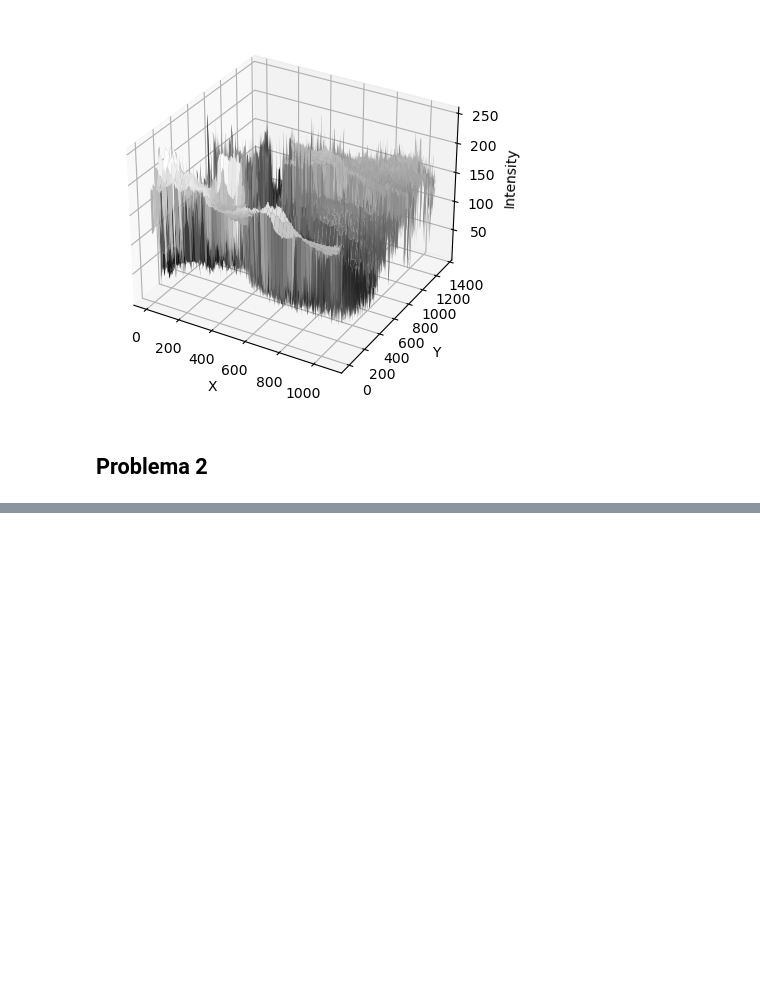
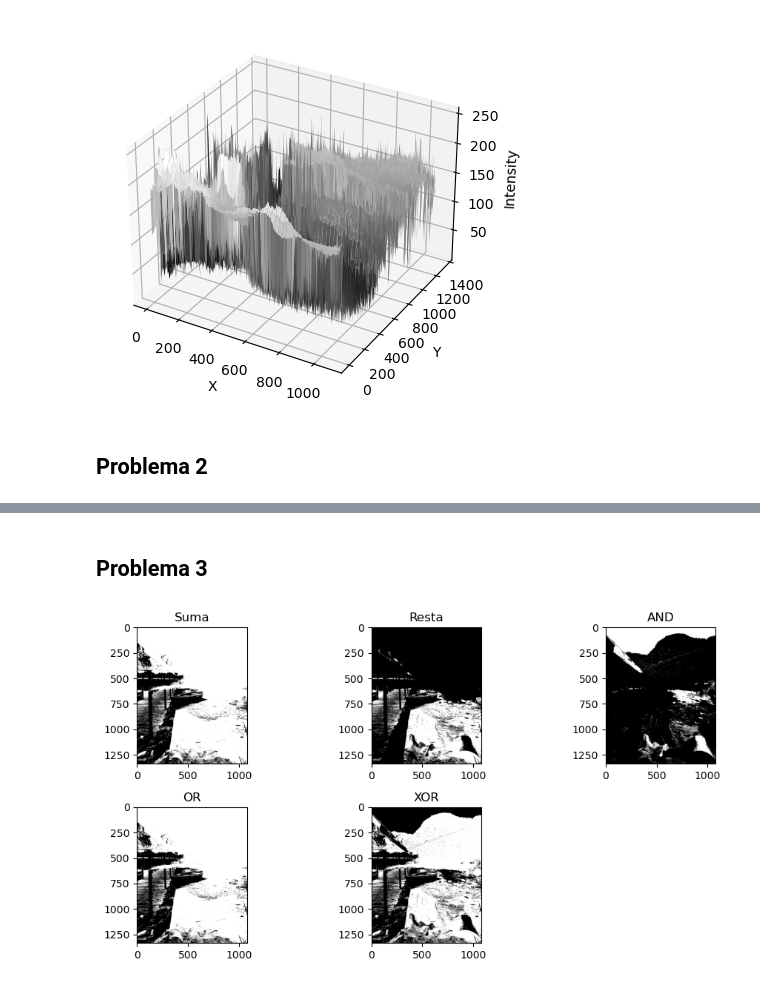
Before and after one commit to pablogalileo/classproject, a Jupyter notebook: Lab2/Lab 2.ipynb, the cells around one changed output, grey strips where cells are left out. Saved outputs shown, nothing was run; the diff lists cells and outputs as text; code cells hidden in the pictures; blank space fills up the shorter version.

```diff
--- a/Lab2/Lab 2.ipynb
+++ b/Lab2/Lab 2.ipynb
@@ -90,0 +93,66 @@ plt.show()
+# %% [markdown]
+## Problema 3
+# %%
+def operaciones(image1, image2):
+    # Escala de grises
+    gray_image1 = cv2.cvtColor(image1, cv2.COLOR_BGR2GRAY)
+    gray_image2 = cv2.cvtColor(image2, cv2.COLOR_BGR2GRAY)
+
+    # Binarizando las imagenes
+    _, binarized_image1 = cv2.threshold(gray_image1, 128, 255, cv2.THRESH_BINARY)
+    _, binarized_image2 = cv2.threshold(gray_image2, 128, 255, cv2.THRESH_BINARY)
+
+    # Operaciones
+    result_sum = cv2.add(binarized_image1, binarized_image2)
+    result_subtract = cv2.subtract(binarized_image1, binarized_image2)
+    result_and = cv2.bitwise_and(binarized_image1, binarized_image2)
+    result_or = cv2.bitwise_or(binarized_image1, binarized_image2)
+    result_xor = cv2.bitwise_xor(binarized_image1, binarized_image2)
+
+    return result_sum, result_subtract, result_and, result_or, result_xor
+
+# Cargamos las imagenes a color
+image1 = cv2.imread('laguna.jpeg')
+image2 = cv2.imread('lago.jpg')
+
+# Utilizamos la funcion
+sum_result, subtract_result, and_result, or_result, xor_result = operaciones(image1, image2)
+
+# Guardamos los resultados
+cv2.imwrite("Suma.jpg",sum_result)
+cv2.imwrite('Resta.jpg', subtract_result)
+cv2.imwrite('AND.jpg', and_result)
+cv2.imwrite('OR.jpg', or_result)
+cv2.imwrite('XOR.jpg', xor_result)
+
+sum_result = cv2.imread("Suma.jpg")
+subtract_result = cv2.imread("Resta.jpg")
+and_result = cv2.imread("AND.jpg")
+or_result = cv2.imread("OR.jpg")
+xor_result = cv2.imread("XOR.jpg")
+
+plt.figure(figsize=(10, 5))
+
+plt.subplot(2, 3, 1)
+plt.imshow(sum_result)
+plt.title("Suma")
+
+plt.subplot(2, 3, 2)
+plt.imshow(subtract_result)
+plt.title("Resta")
+
+plt.subplot(2, 3, 3)
+plt.imshow(and_result)
+plt.title("AND")
+
+plt.subplot(2, 3, 4)
+plt.imshow(or_result)
+plt.title("OR")
+
+plt.subplot(2, 3, 5)
+plt.imshow(xor_result)
+plt.title("XOR")
+plt.tight_layout()
+plt.show()
+# %% [output]
+[figure, added]
```
Also changed, not shown: parts of 6 cells of this notebook, 6 other files.
